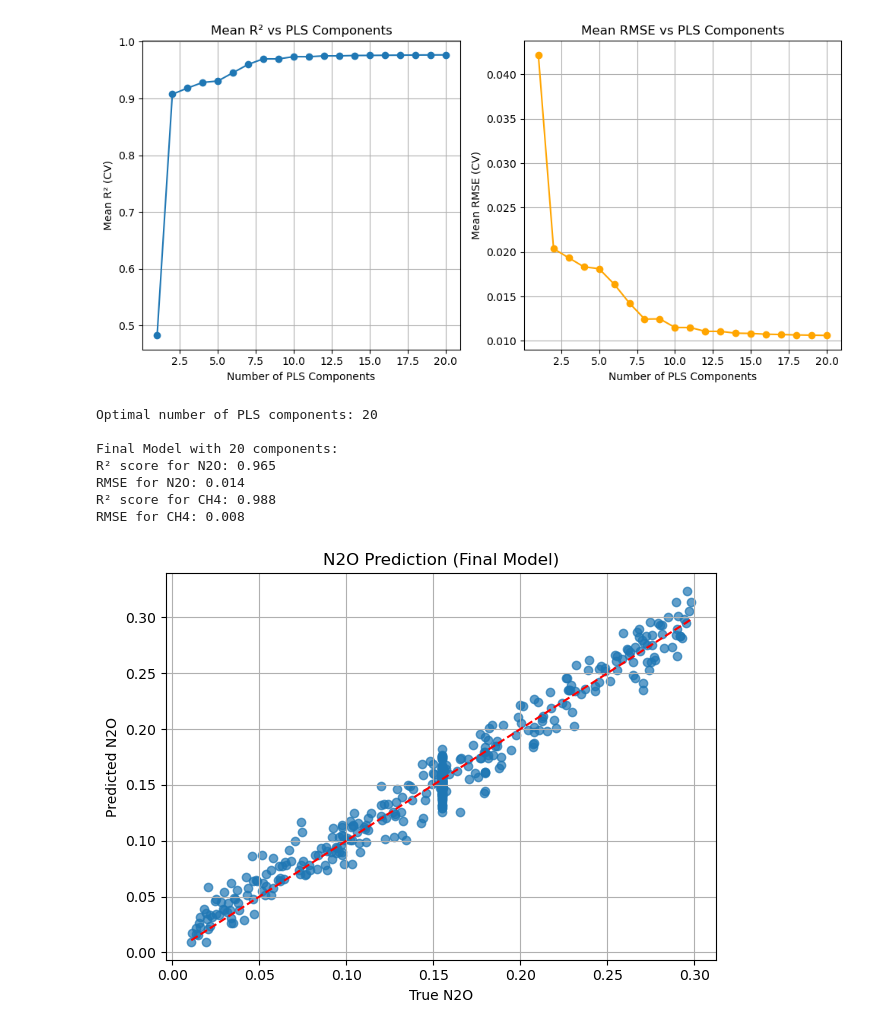
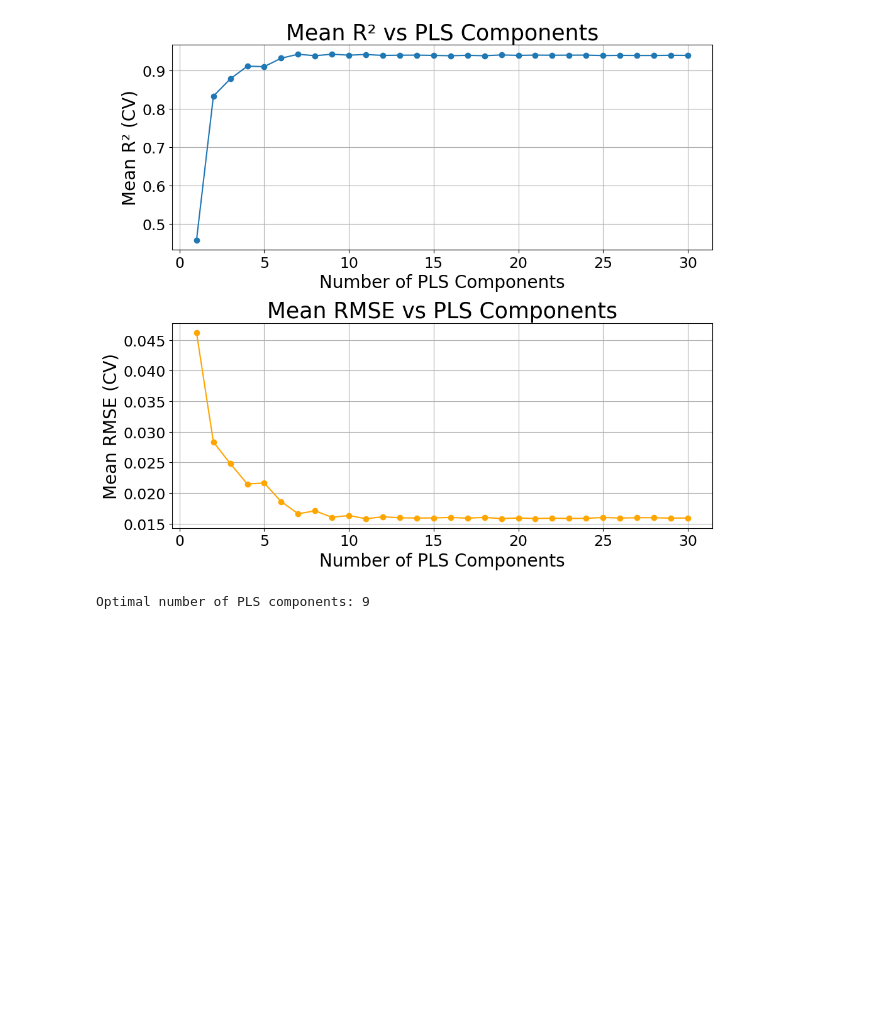
Before and after one commit to vpjuguilon/Physics-215_Project-PRISM, a Jupyter notebook: PLS-Regression-Double.ipynb, the cells around one changed output. Cells and saved outputs as stored; diff of their text form; code cells hidden in the pictures; blank space fills up the shorter version.

```diff
--- a/PLS-Regression-Double.ipynb
+++ b/PLS-Regression-Double.ipynb
@@ -111,7 +113,7 @@ scaler = StandardScaler()
 X_scaled = scaler.fit_transform(X)
 
 # --- Cross-validation to find optimal components ---
-kf = KFold(n_splits=10, shuffle=True, random_state=42)
+kf = KFold(n_splits=10, shuffle=True,)
 max_components = min(30, X_scaled.shape[1])
 
 mean_r2_scores = []
@@ -125,49 +127,48 @@ for n_comp in range(1, max_components + 1):
     for train_idx, test_idx in kf.split(X_scaled):
         X_train_cv, X_test_cv = X_scaled[train_idx], X_scaled[test_idx]
         y_train_cv, y_test_cv = y[train_idx], y[test_idx]
 
         pls.fit(X_train_cv, y_train_cv)
         y_pred_cv = pls.predict(X_test_cv)
 
         r2 = [r2_score(y_test_cv[:, i], y_pred_cv[:, i]) for i in range(y.shape[1])]
         rmse = [mean_squared_error(y_test_cv[:, i], y_pred_cv[:, i], squared=False) for i in range(y.shape[1])]
 
         r2_scores.append(np.mean(r2))
         rmse_scores.append(np.mean(rmse))
 
     mean_r2_scores.append(np.mean(r2_scores))
     mean_rmse_scores.append(np.mean(rmse_scores))
 
-# --- Plot metrics ---
-plt.figure(figsize=(10, 5))
+plt.figure(figsize=(10, 9))  # Taller for vertical stacking
 
-plt.subplot(1, 2, 1)
+# Top: Mean R²
+plt.subplot(2, 1, 1)
 plt.plot(range(1, max_components + 1), mean_r2_scores, marker='o')
-plt.xlabel("Number of PLS Components")
-plt.ylabel("Mean R² (CV)")
-plt.title("Mean R² vs PLS Components")
+plt.xlabel("Number of PLS Components", fontsize=20)
+plt.ylabel("Mean R² (CV)", fontsize=20)
+plt.title("Mean R² vs PLS Components", fontsize=25)
 plt.grid(True)
+plt.xticks(fontsize=17)
+plt.yticks(fontsize=17)
 
-plt.subplot(1, 2, 2)
+# Bottom: Mean RMSE
+plt.subplot(2, 1, 2)
 plt.plot(range(1, max_components + 1), mean_rmse_scores, marker='o', color='orange')
-plt.xlabel("Number of PLS Components")
-plt.ylabel("Mean RMSE (CV)")
-plt.title("Mean RMSE vs PLS Components")
+plt.xlabel("Number of PLS Components", fontsize=20)
+plt.ylabel("Mean RMSE (CV)", fontsize=20)
+plt.title("Mean RMSE vs PLS Components", fontsize=25)
 plt.grid(True)
+plt.xticks(fontsize=17)
+plt.yticks(fontsize=17)
 
 plt.tight_layout()
 plt.show()
 
+
 # --- Optimal number of components ---
 optimal_components = np.argmax(mean_r2_scores) + 1
 print(f"Optimal number of PLS components: {optimal_components}")
 # %% [output]
-[figure, old version]
+[figure, new version]
-Optimal number of PLS components: 20
-
-Final Model with 20 components:
-R² score for N2O: 0.965
-RMSE for N2O: 0.014
-R² score for CH4: 0.988
-RMSE for CH4: 0.008
+Optimal number of PLS components: 9
-[figure, removed]
```
Also changed, not shown: parts of 2 cells of this notebook, 2 other files.
